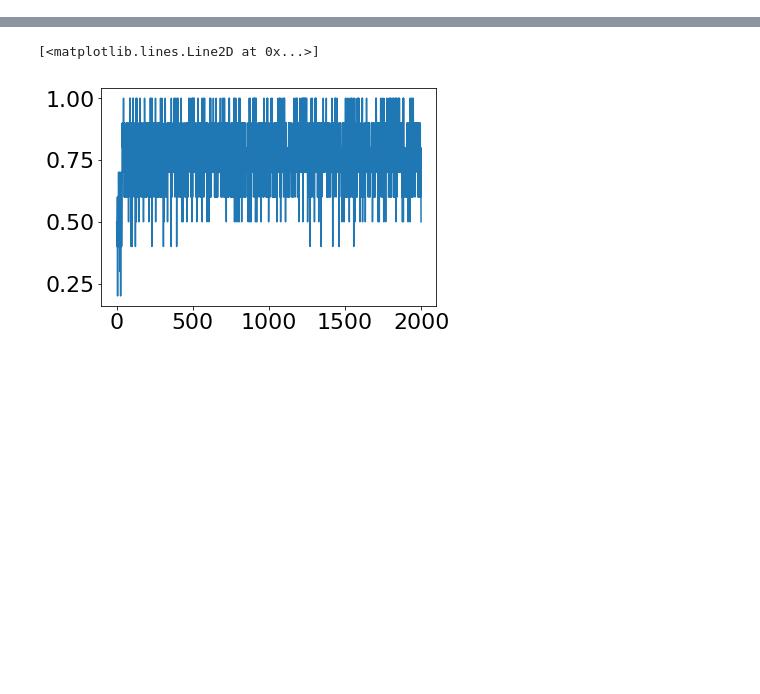
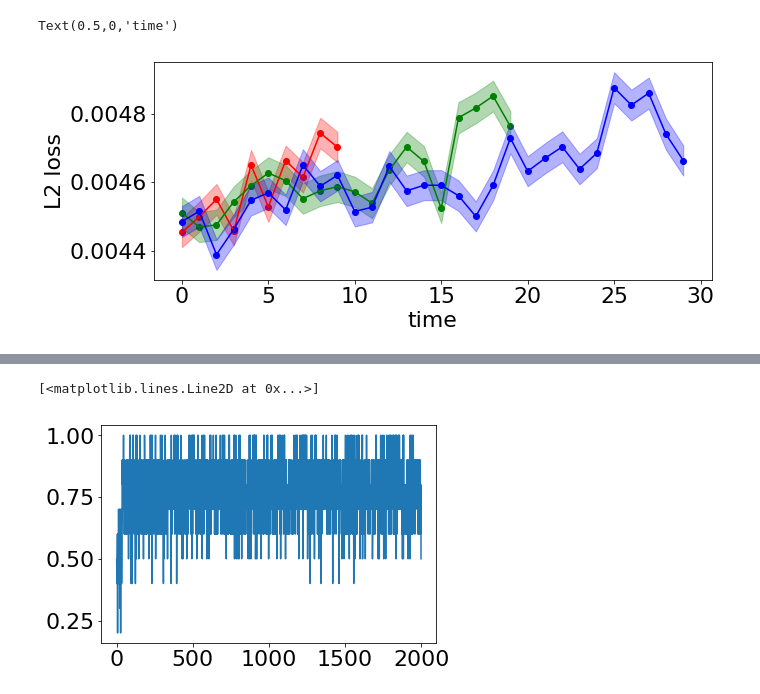
Before and after one commit to andrebeu/nback, a Jupyter notebook: pure EM - serial recall.ipynb, the cells around one changed output, grey strips where cells are left out. Drawn from its saved outputs; the diff is of its cells as text; code cells hidden in the pictures; blank space fills up the shorter version.

```diff
--- a/pure EM - serial recall.ipynb
+++ b/pure EM - serial recall.ipynb
@@ -29,0 +32,5 @@ task = SerialRecall(sedim=2,cedim=2)
+# %%
+sedim = 9
+task = SerialRecallTask(sedim)
+stsize = 30
+net = SerialRecallEM(sedim,stsize)
@@ -29,0 +90,38 @@ task = SerialRecall(sedim=2,cedim=2)
+# %%
+ntrials = 5
+# setsize = 4
+sdim = net.sedim
+eval_lossop = lossop = tr.nn.MSELoss(reduction='none')
+
+plt.figure(figsize=(10,4))
+
+cL = ['r','g','b']
+for idx,setsize in enumerate([2,4,6]):
+
+  ## EVALUATE NETWORK
+  neps = 5000
+  evloss = -np.ones([neps,ntrials*setsize])
+  for ep in range(neps):
+    S,C,ytarget = task.gen_ep_data(ntrials,setsize)
+    yhat = net(S,C)
+    eploss = eval_lossop(ytarget.view(-1,sedim),yhat.view(-1,sedim)).mean(-1)
+    evloss[ep] = eploss.detach().numpy()
+
+
+  ## PLOT LOSS
+  M = evloss.mean(0)
+  T = len(M)
+  S = evloss.std(0)/np.sqrt(neps)
+
+  plt.plot(M,c=cL[idx])
+  plt.scatter(range(T),M,c=cL[idx])
+  plt.fill_between(range(T),M-S,M+S,alpha=.3,color=cL[idx])
+
+#   for t in range(0,T+1,setsize):
+#     plt.axvline(t,c='r',ls='--')
+
+plt.ylabel('L2 loss')
+plt.xlabel('time')
+# %% [output]
+Text(0.5,0,'time')
+[figure, added]
```
Also changed, not shown: parts of 36 cells of this notebook, 3 other files.
